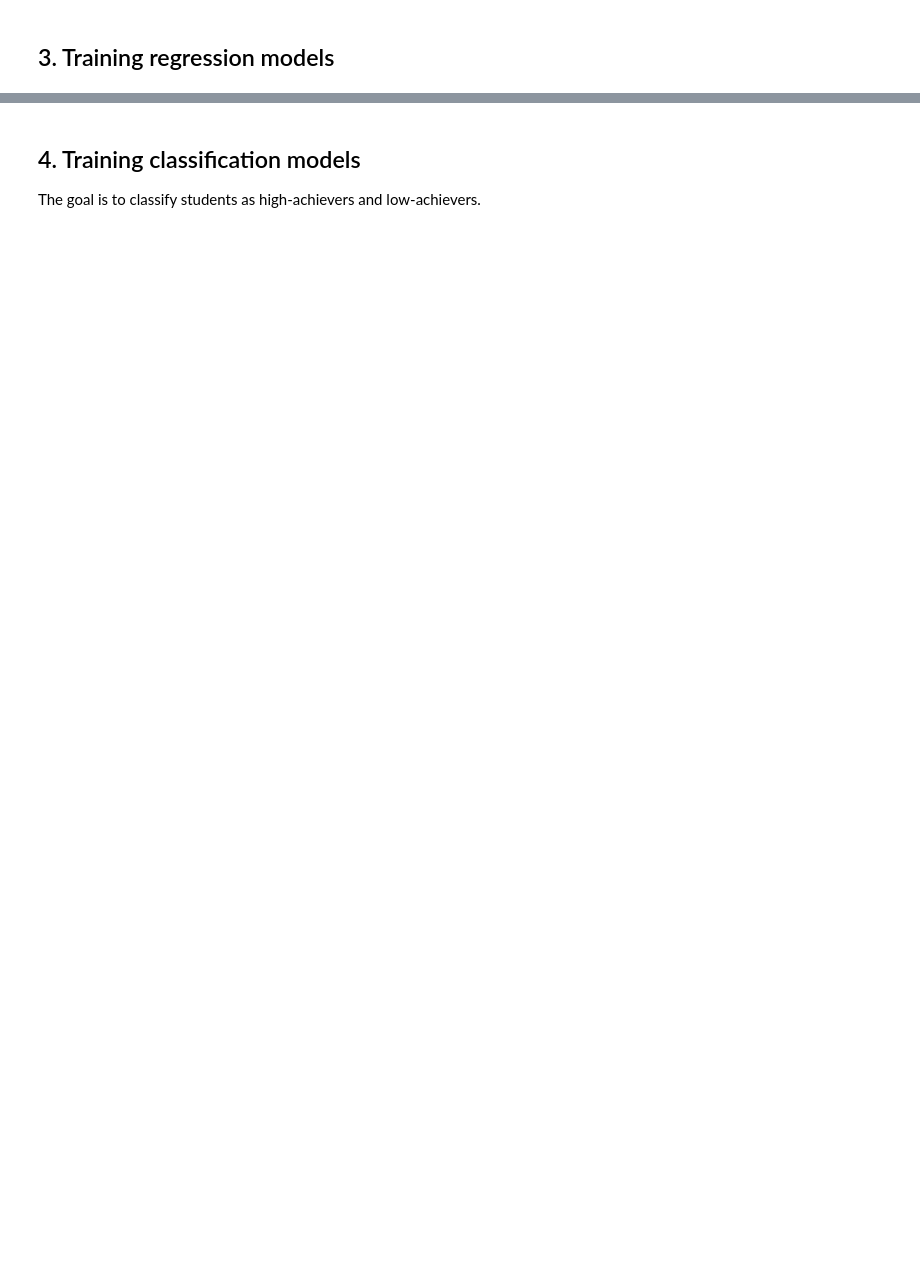
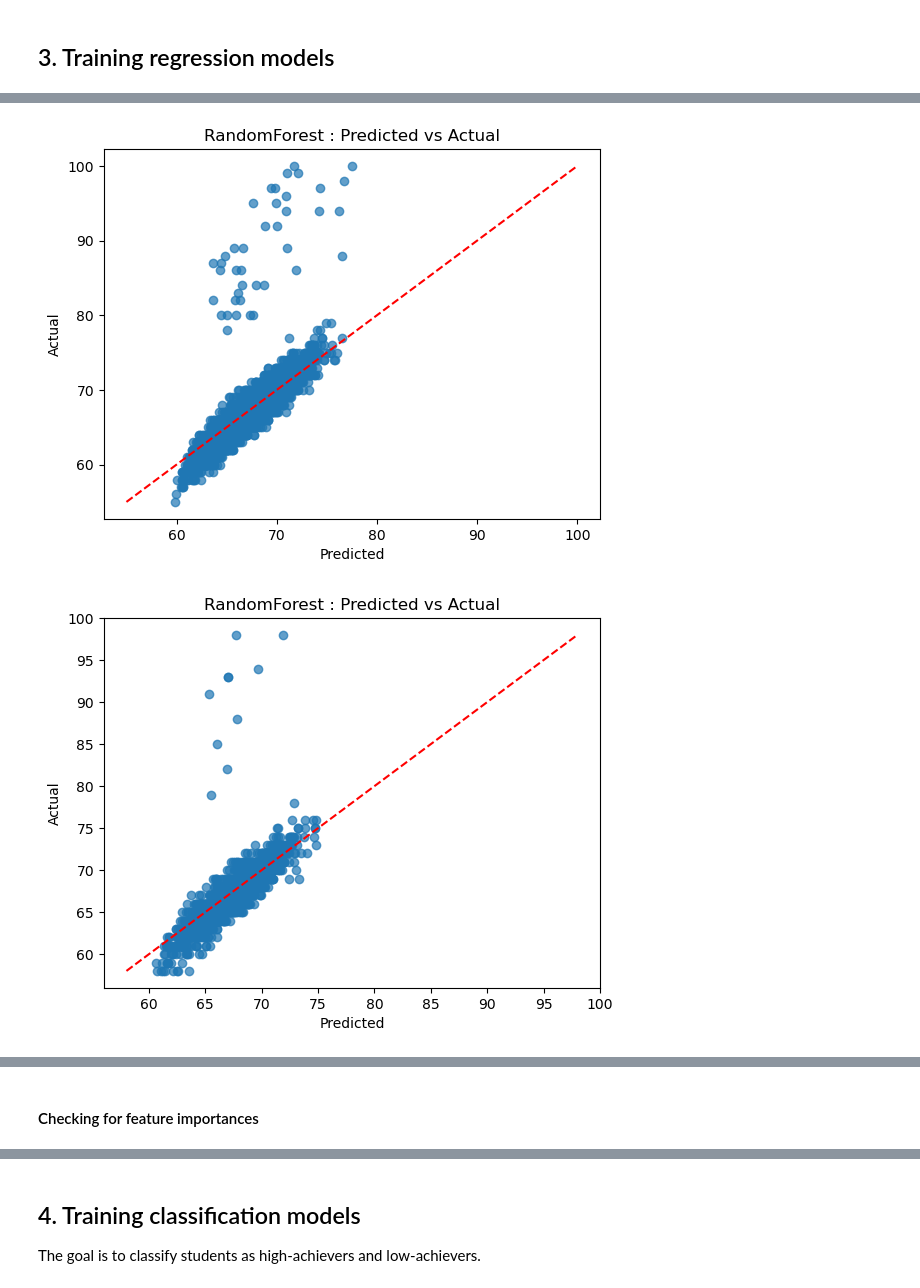
Before and after one commit to liisnele/IDS2025-performace-factors, a Jupyter notebook: StudentPerformance.ipynb, the cells around one changed output, grey strips where cells are left out. Drawn from its saved outputs; the diff is of its cells as text; code cells hidden in the pictures; blank space fills up the shorter version.

```diff
--- a/StudentPerformance.ipynb
+++ b/StudentPerformance.ipynb
@@ -302,0 +608,25 @@ R2 0.7185098058414068
+# %%
+def get_best_random_forest(X, y): ### Hyper-Parameter tuning for Random Forest Regressor
+    param_grid = {
+        "n_estimators": [150, 250],
+    "max_depth": [3, 5, 7],
+    "min_samples_split": [4, 6, 10],
+    "min_samples_leaf": [2, 4, 6],
+    "max_features": ["sqrt", 0.5],
+    }
+
+    rf = RandomForestRegressor(random_state=5)
+
+    grid = GridSearchCV(
+        estimator=rf,
+        param_grid=param_grid,
+        cv=3,
+        scoring="neg_root_mean_squared_error",
+        n_jobs=-1
+    )
+
+    grid.fit(X, y)
+
+    print("Best RandomForest params: ", grid.best_params_)
+
+    return grid.best_estimator_
@@ -302,0 +659,7 @@ R2 0.7185098058414068
+# %%
+for res in results:
+    analysis(y_train, res["y_train_pred"], "train", res["Model"])
+    analysis(y_test, res["y_test_pred"], "test", res["Model"])
+# %% [output]
+[figure, added]
+[figure, added]
@@ -302,0 +668,2 @@ R2 0.7185098058414068
+# %% [markdown]
+#### Checking for feature importances
```
Also changed, not shown: parts of 56 cells of this notebook, 1 other file.
